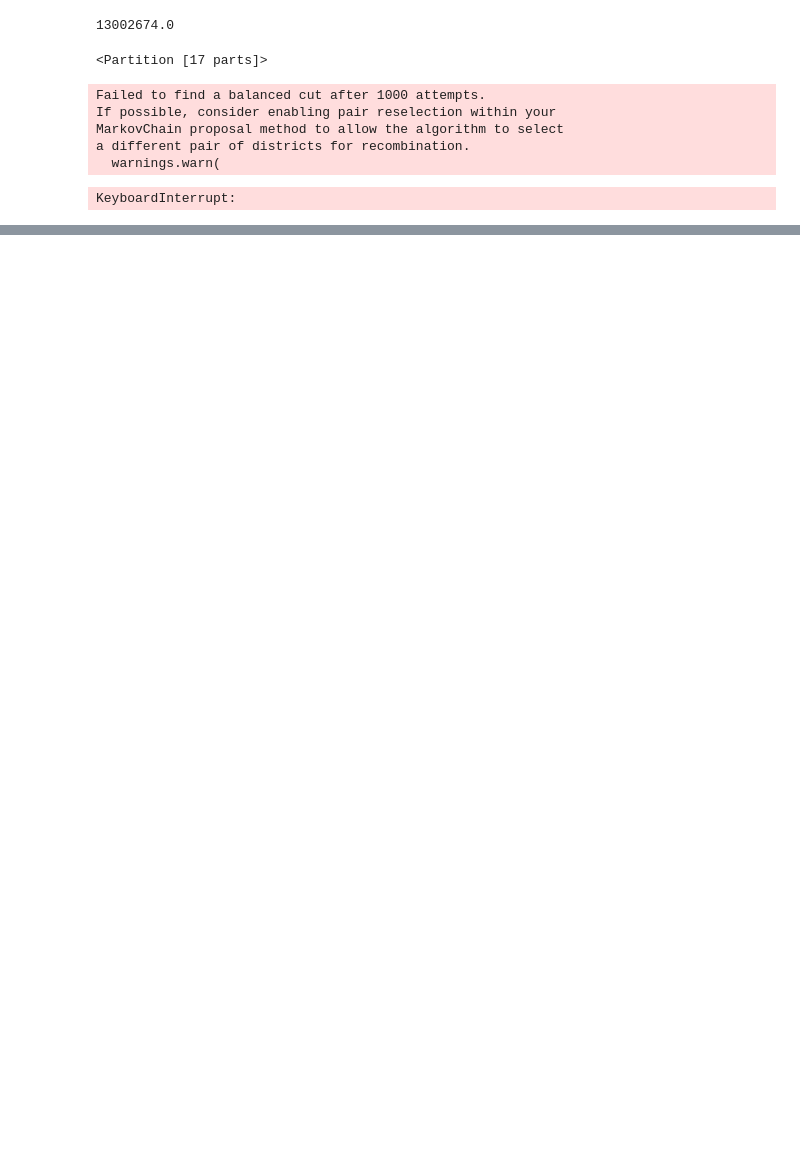
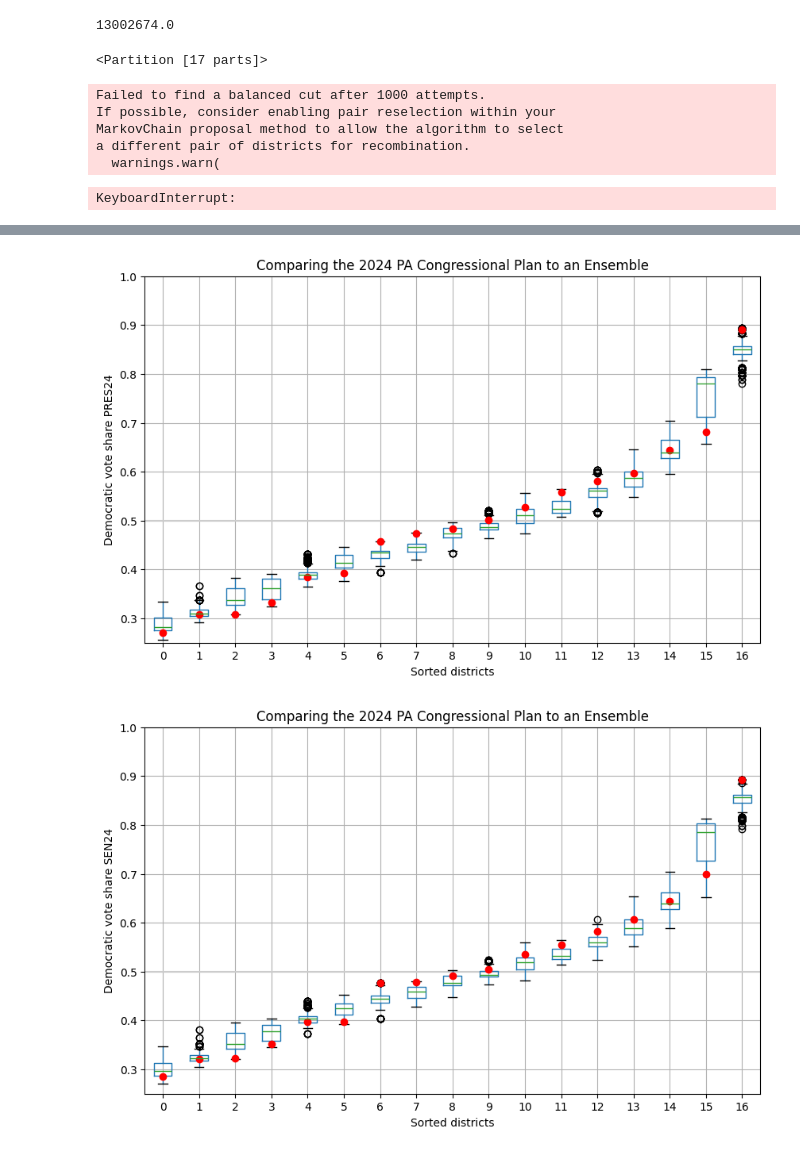
Before and after one commit to VivianBelle17/AIR_FINAL, a Jupyter notebook: PA_analysis.ipynb, the cells around one changed output, grey strips where cells are left out. Drawn from its saved outputs; the diff is of its cells as text; code cells hidden in the pictures; blank space fills up the shorter version.

```diff
--- a/PA_analysis.ipynb
+++ b/PA_analysis.ipynb
@@ -433,23 +469,27 @@ results_40 = chain_results(random_walk_40, election_names)
 # %%
-vote_shares = results_20["PRES24"]["party_vote_shares"]
+for election in election_names:
+    vote_shares = results_20[election]["party_vote_shares"]
 
-data = pd.DataFrame(vote_shares)
+    data = pd.DataFrame(vote_shares)
 
-fig, ax = plt.subplots(figsize=(10, 6))
+    fig, ax = plt.subplots(figsize=(10, 6))
 
-# 50% line
-ax.axhline(0.5, color="#cccccc")
+    # 50% line
+    ax.axhline(0.5, color="#cccccc")
 
-data.boxplot(ax=ax, positions=range(len(data.columns)))
+    data.boxplot(ax=ax, positions=range(len(data.columns)))
 
-# Drawing the Democratic vote share percentage (first row [0])
-current_plan = data.iloc[0]
-ax.plot(range(len(current_plan)), current_plan, "ro")
+    # Drawing the Democratic vote share percentage (first row [0])
+    current_plan = data.iloc[0]
+    ax.plot(range(len(current_plan)), current_plan, "ro")
 
-ax.set_ylim(0.25, 1)
+    ax.set_ylim(0.25, 1)
 
-ax.set_title("Comparing the 2022 PA Congressional Plan to an Ensemble")
-ax.set_ylabel("Democratic vote share (President 2024)")
-ax.set_xlabel("Sorted districts")
+    ax.set_title("Comparing the 2024 PA Congressional Plan to an Ensemble")
+    ax.set_ylabel(f"Democratic vote share {election}")
+    ax.set_xlabel("Sorted districts")
 
-plt.show()
+    plt.show()
+# %% [output]
+[figure, added]
+[figure, added]
```
Also changed, not shown: parts of 11 cells of this notebook.
